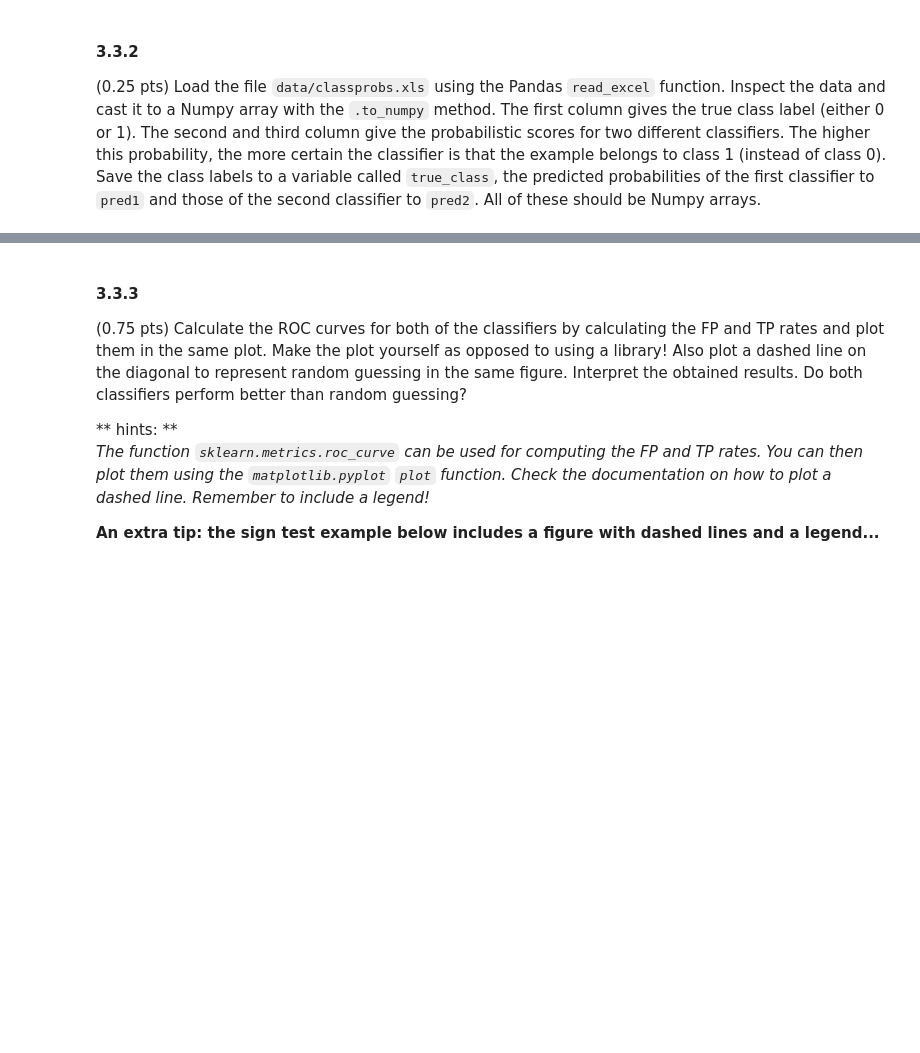
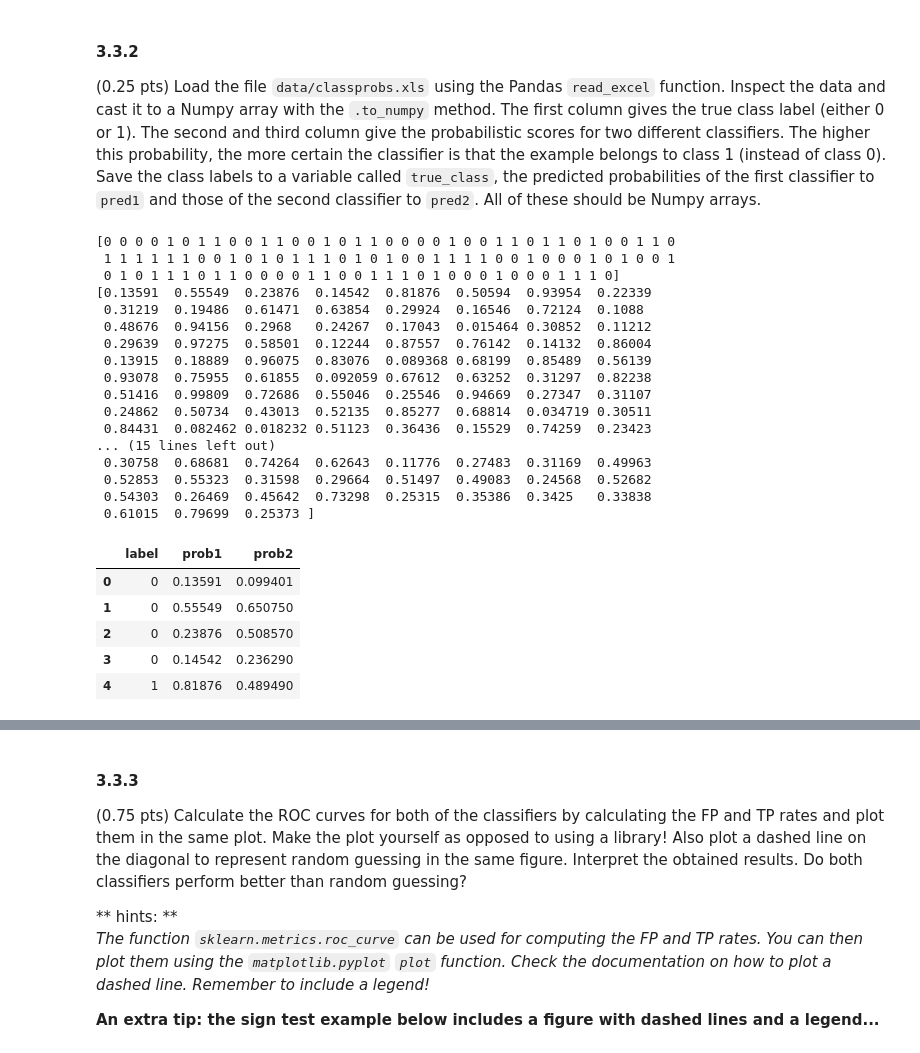
Before and after one commit to CornelisseMichael/Datamining, a Jupyter notebook: assignment_3/assignment_3/assignment_3.ipynb, the cells around one changed output, grey strips where cells are left out. Saved outputs shown, nothing was run; the diff lists cells and outputs as text; code cells hidden in the pictures; blank space fills up the shorter version.

```diff
--- a/assignment_3/assignment_3/assignment_3.ipynb
+++ b/assignment_3/assignment_3/assignment_3.ipynb
@@ -255,3 +302,40 @@ raise NotImplementedError()
+# %%
+# YOUR CODE HERE
+import pandas as pd
+df = pd.read_excel('../data/classprobs.xls', names=['label', 'prob1', 'prob2'])
+
+true_class = df['label'].values
+print(true_class)
+pred1 = df['prob1'].values
+print(pred1)
+pred2 = df['prob2'].values
+print(pred2)
+
+df.head()
+# %% [output]
+[0 0 0 0 1 0 1 1 0 0 1 1 0 0 1 0 1 1 0 0 0 0 1 0 0 1 1 0 1 1 0 1 0 0 1 1 0
+ 1 1 1 1 1 1 0 0 1 0 1 0 1 1 1 0 1 0 1 0 0 1 1 1 1 0 0 1 0 0 0 1 0 1 0 0 1
+ 0 1 0 1 1 1 0 1 1 0 0 0 0 1 1 0 0 1 1 1 0 1 0 0 0 1 0 0 0 1 1 1 0]
+[0.13591  0.55549  0.23876  0.14542  0.81876  0.50594  0.93954  0.22339
+ 0.31219  0.19486  0.61471  0.63854  0.29924  0.16546  0.72124  0.1088
+ 0.48676  0.94156  0.2968   0.24267  0.17043  0.015464 0.30852  0.11212
+ 0.29639  0.97275  0.58501  0.12244  0.87557  0.76142  0.14132  0.86004
+ 0.13915  0.18889  0.96075  0.83076  0.089368 0.68199  0.85489  0.56139
+ 0.93078  0.75955  0.61855  0.092059 0.67612  0.63252  0.31297  0.82238
+ 0.51416  0.99809  0.72686  0.55046  0.25546  0.94669  0.27347  0.31107
+ 0.24862  0.50734  0.43013  0.52135  0.85277  0.68814  0.034719 0.30511
+ 0.84431  0.082462 0.018232 0.51123  0.36436  0.15529  0.74259  0.23423
+... (15 lines left out)
+ 0.30758  0.68681  0.74264  0.62643  0.11776  0.27483  0.31169  0.49963
+ 0.52853  0.55323  0.31598  0.29664  0.51497  0.49083  0.24568  0.52682
+ 0.54303  0.26469  0.45642  0.73298  0.25315  0.35386  0.3425   0.33838
+ 0.61015  0.79699  0.25373 ]
+|  | label | prob1 | prob2 |
+| 0 | 0 | 0.13591 | 0.099401 |
+| 1 | 0 | 0.55549 | 0.650750 |
+| 2 | 0 | 0.23876 | 0.508570 |
+| 3 | 0 | 0.14542 | 0.236290 |
+| 4 | 1 | 0.81876 | 0.489490 |
 # %%
 """Checks whether 3.3.2 output is correct"""
 """DO NOT MODIFY THIS CELL"""
```
Also changed, not shown: parts of 28 cells of this notebook.
